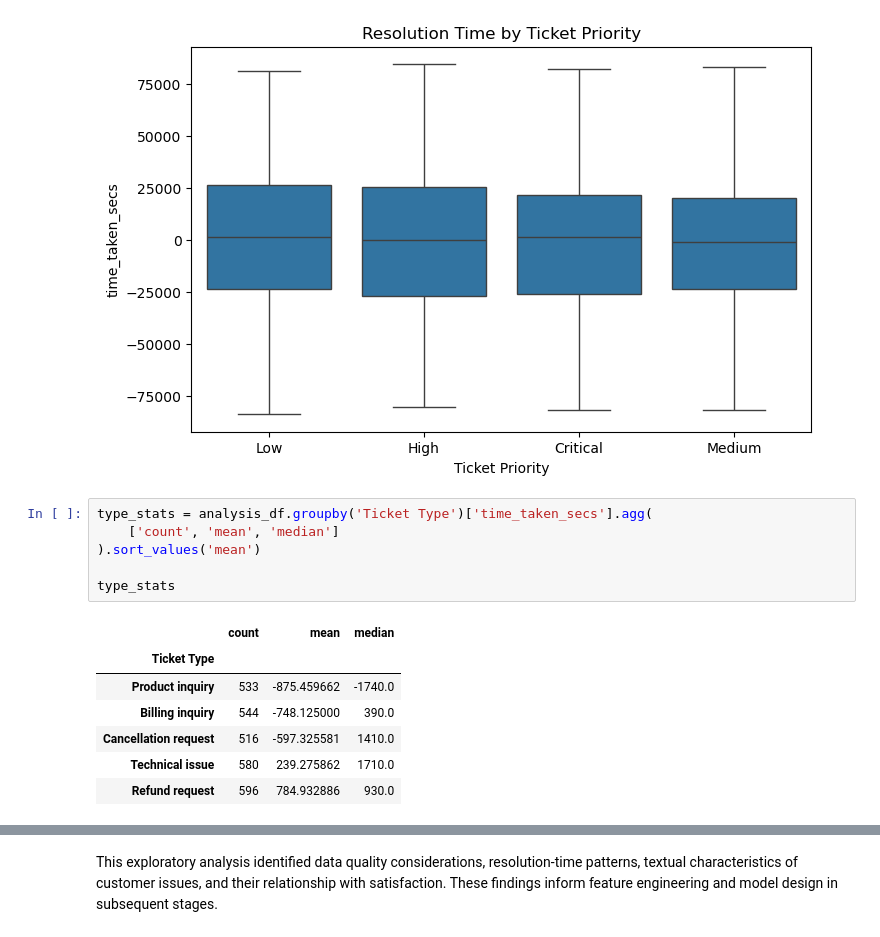
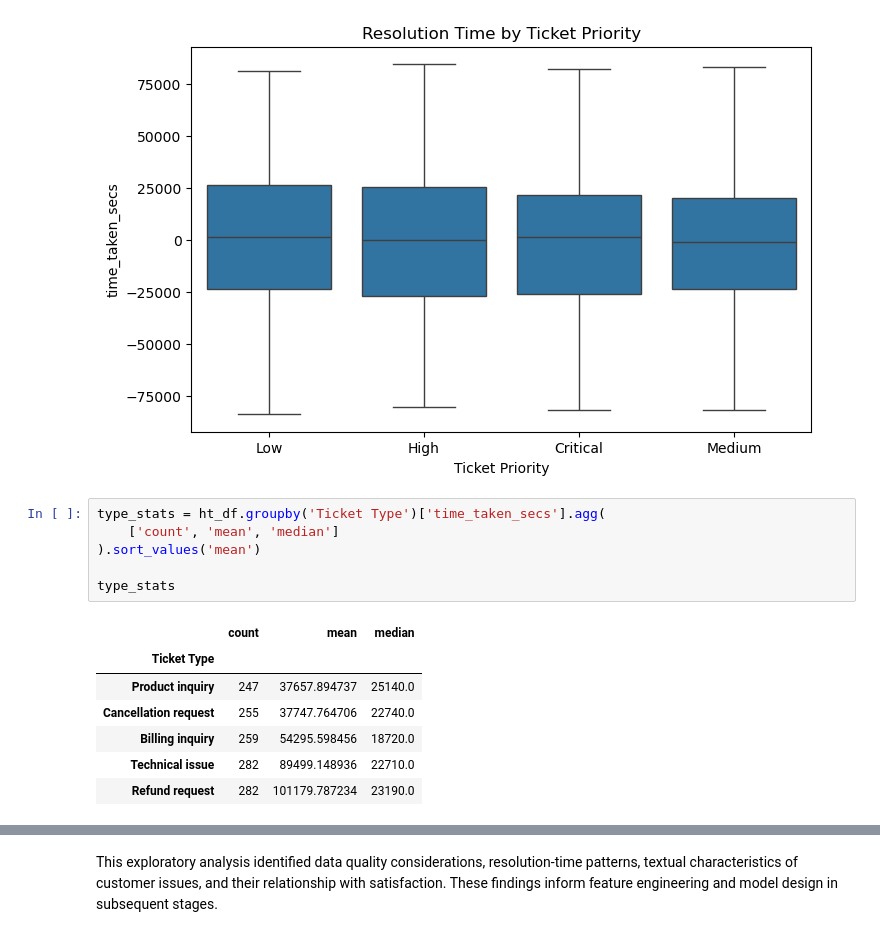
Before and after one commit to kadariramyasri/Lemici_AssignMent_DataEngineering, a Jupyter notebook: notebooks/EDA_Customer_Satisfaction.ipynb, the cells around one changed output, grey strips where cells are left out. Drawn from its saved outputs; the diff is of its cells as text.

```diff
--- a/notebooks/EDA_Customer_Satisfaction.ipynb
+++ b/notebooks/EDA_Customer_Satisfaction.ipynb
@@ -1115,16 +1075,16 @@ plt.show()
 # %% [output]
 [figure]
 # %%
-type_stats = analysis_df.groupby('Ticket Type')['time_taken_secs'].agg(
+type_stats = ht_df.groupby('Ticket Type')['time_taken_secs'].agg(
     ['count', 'mean', 'median']
 ).sort_values('mean')
 
 type_stats
 # %% [output]
 |  | count | mean | median |
 | Ticket Type |  |  |  |
-| Product inquiry | 533 | -875.459662 | -1740.0 |
-| Billing inquiry | 544 | -748.125000 | 390.0 |
-| Cancellation request | 516 | -597.325581 | 1410.0 |
-| Technical issue | 580 | 239.275862 | 1710.0 |
-| Refund request | 596 | 784.932886 | 930.0 |
+| Product inquiry | 247 | 37657.894737 | 25140.0 |
+| Cancellation request | 255 | 37747.764706 | 22740.0 |
+| Billing inquiry | 259 | 54295.598456 | 18720.0 |
+| Technical issue | 282 | 89499.148936 | 22710.0 |
+| Refund request | 282 | 101179.787234 | 23190.0 |
```
Also changed, not shown: parts of 30 cells of this notebook.
